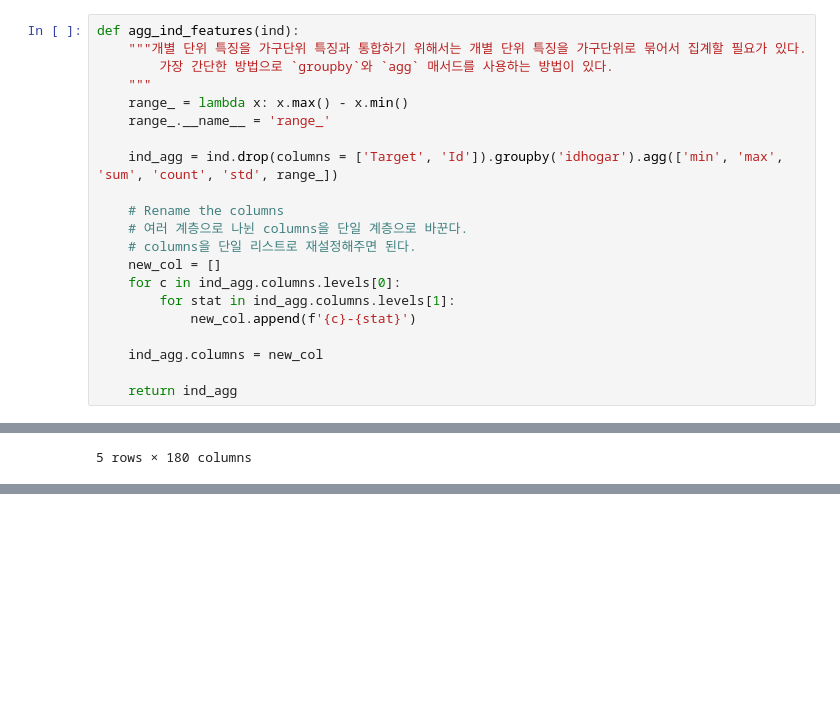
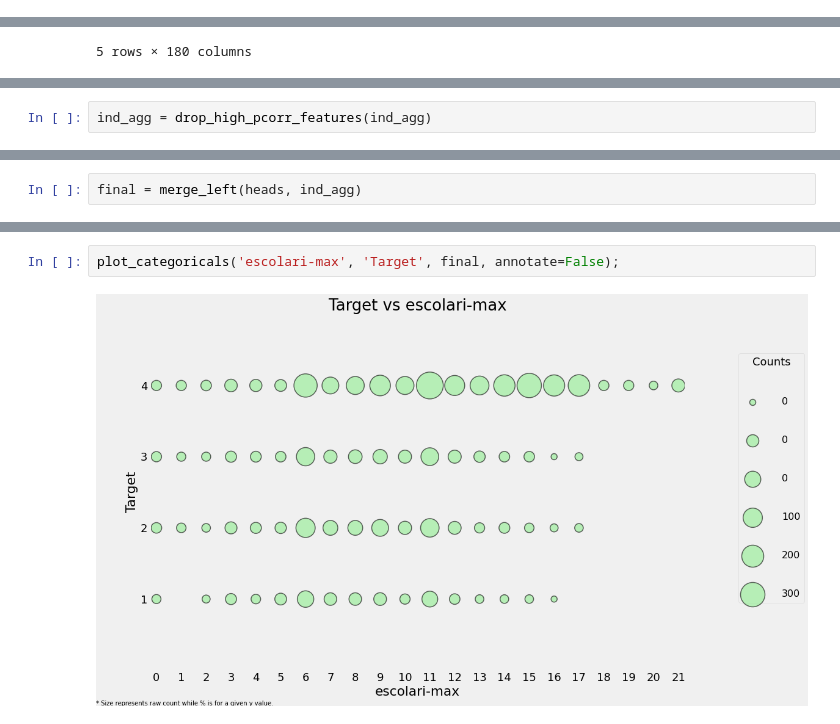
Before and after one commit to HyeonGeunY/costa-rican, a Jupyter notebook: notebooks/A_Complete_Introduction_and_Walkthrough.ipynb, the cells around one changed output, grey strips where cells are left out. Cells and saved outputs as stored; diff of their text form; blank space fills up the shorter version.

```diff
--- a/notebooks/A_Complete_Introduction_and_Walkthrough.ipynb
+++ b/notebooks/A_Complete_Introduction_and_Walkthrough.ipynb
@@ -958,24 +958,3 @@ Name: tech, dtype: float64
 # %% [markdown]
 개별 단위 특징을 가구단위 특징과 통합하기 위해서는 개별 단위 특징을 가구단위로 묶어서 집계할 필요가 있다.
 가장 간단한 방법으로 `groupby`와 `agg` 매서드를 사용하는 방법이 있다.
-# %%
-def agg_ind_features(ind):
-    """개별 단위 특징을 가구단위 특징과 통합하기 위해서는 개별 단위 특징을 가구단위로 묶어서 집계할 필요가 있다.
-        가장 간단한 방법으로 `groupby`와 `agg` 매서드를 사용하는 방법이 있다.
-    """
-    range_ = lambda x: x.max() - x.min()
-    range_.__name__ = 'range_'
-
-    ind_agg = ind.drop(columns = ['Target', 'Id']).groupby('idhogar').agg(['min', 'max', 'sum', 'count', 'std', range_])
-
-    # Rename the columns
-    # 여러 계층으로 나뉜 columns을 단일 계층으로 바꾼다.
-    # columns을 단일 리스트로 재설정해주면 된다.
-    new_col = []
-    for c in ind_agg.columns.levels[0]:
-        for stat in ind_agg.columns.levels[1]:
-            new_col.append(f'{c}-{stat}')
-
-    ind_agg.columns = new_col
-
-    return ind_agg
@@ -993,0 +991,2 @@ ind_agg.head()
+# %%
+ind_agg = drop_high_pcorr_features(ind_agg)
@@ -993,0 +997,2 @@ ind_agg.head()
+# %%
+final = merge_left(heads, ind_agg)
@@ -993,0 +1031,4 @@ ind_agg.head()
+# %%
+plot_categoricals('escolari-max', 'Target', final, annotate=False);
+# %% [output]
+[figure, added]
```
Also changed, not shown: parts of 29 cells of this notebook, 2 other files.
